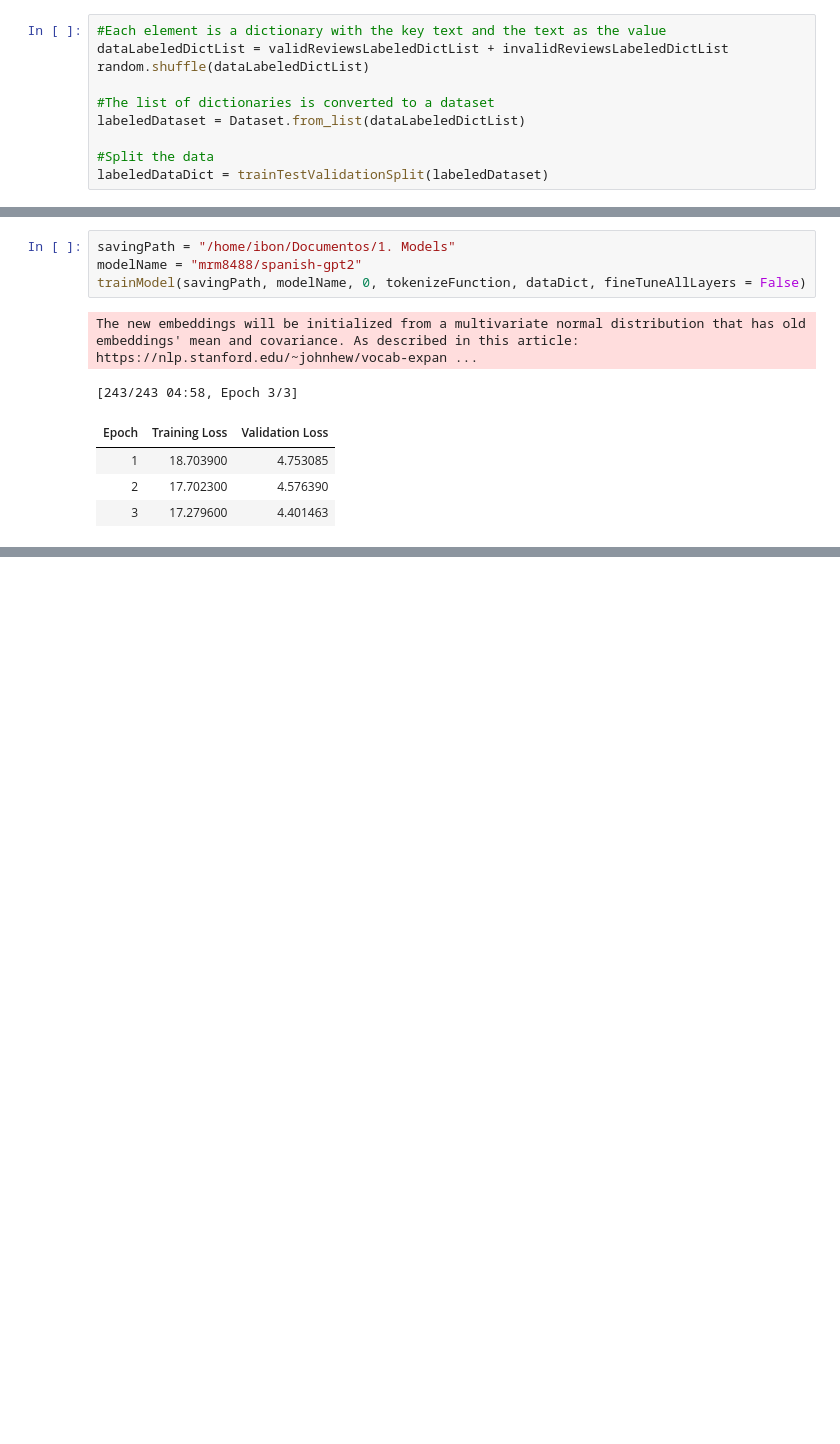
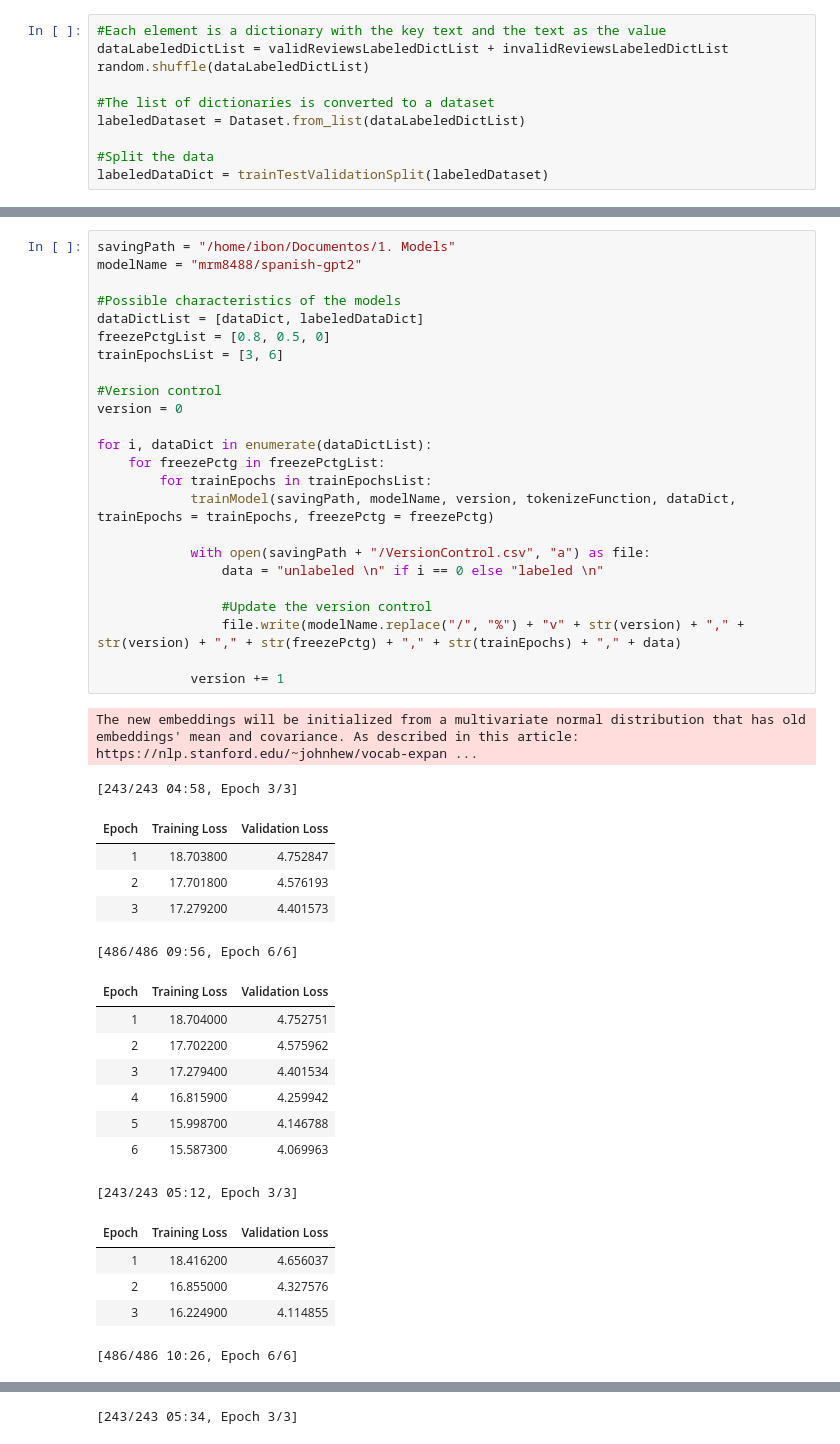
Before and after one commit to IBTARK/TFG, a Jupyter notebook: 2. Review Classifier/1. Data Augmentation/1. Data Augmentation.ipynb, the cells around one changed output, grey strips where cells are left out. Saved outputs shown, nothing was run; the diff lists cells and outputs as text; blank space fills up the shorter version.

Commit message:
data prep for gpt2 paraphrasing

```diff
--- a/2. Review Classifier/1. Data Augmentation/1. Data Augmentation.ipynb
+++ b/2. Review Classifier/1. Data Augmentation/1. Data Augmentation.ipynb
@@ -1398,11 +1467,45 @@ def trainModel(savingPath, modelName, version, tokenizeFunction, dataDict, fineT
 # %%
 savingPath = "/home/ibon/Documentos/1. Models"
 modelName = "mrm8488/spanish-gpt2"
-trainModel(savingPath, modelName, 0, tokenizeFunction, dataDict, fineTuneAllLayers = False)
+
+#Possible characteristics of the models
+dataDictList = [dataDict, labeledDataDict]
+freezePctgList = [0.8, 0.5, 0]
+trainEpochsList = [3, 6]
+
+#Version control
+version = 0
+
+for i, dataDict in enumerate(dataDictList):
+    for freezePctg in freezePctgList:
+        for trainEpochs in trainEpochsList:
+            trainModel(savingPath, modelName, version, tokenizeFunction, dataDict, trainEpochs = trainEpochs, freezePctg = freezePctg)
+
+            with open(savingPath + "/VersionControl.csv", "a") as file:
+                data = "unlabeled \n" if i == 0 else "labeled \n"
+
+                #Update the version control
+                file.write(modelName.replace("/", "%") + "v" + str(version) + "," + str(version) + "," + str(freezePctg) + "," + str(trainEpochs) + "," + data)
+
+            version += 1
 # %% [output]
 The new embeddings will be initialized from a multivariate normal distribution that has old embeddings' mean and covariance. As described in this article: https://nlp.stanford.edu/~johnhew/vocab-expan ...
 [243/243 04:58, Epoch 3/3]
 | Epoch | Training Loss | Validation Loss |
-| 1 | 18.703900 | 4.753085 |
-| 2 | 17.702300 | 4.576390 |
-| 3 | 17.279600 | 4.401463 |
+| 1 | 18.703800 | 4.752847 |
+| 2 | 17.701800 | 4.576193 |
+| 3 | 17.279200 | 4.401573 |
+[486/486 09:56, Epoch 6/6]
+| Epoch | Training Loss | Validation Loss |
+| 1 | 18.704000 | 4.752751 |
+| 2 | 17.702200 | 4.575962 |
+| 3 | 17.279400 | 4.401534 |
+| 4 | 16.815900 | 4.259942 |
+| 5 | 15.998700 | 4.146788 |
+| 6 | 15.587300 | 4.069963 |
+[243/243 05:12, Epoch 3/3]
+| Epoch | Training Loss | Validation Loss |
+| 1 | 18.416200 | 4.656037 |
+| 2 | 16.855000 | 4.327576 |
+| 3 | 16.224900 | 4.114855 |
+[486/486 10:26, Epoch 6/6]
@@ -1408,0 +1519 @@ The new embeddings will be initialized from a multivariate normal distribution t
+[243/243 05:34, Epoch 3/3]
```
Also changed, not shown: parts of 46 cells of this notebook.
